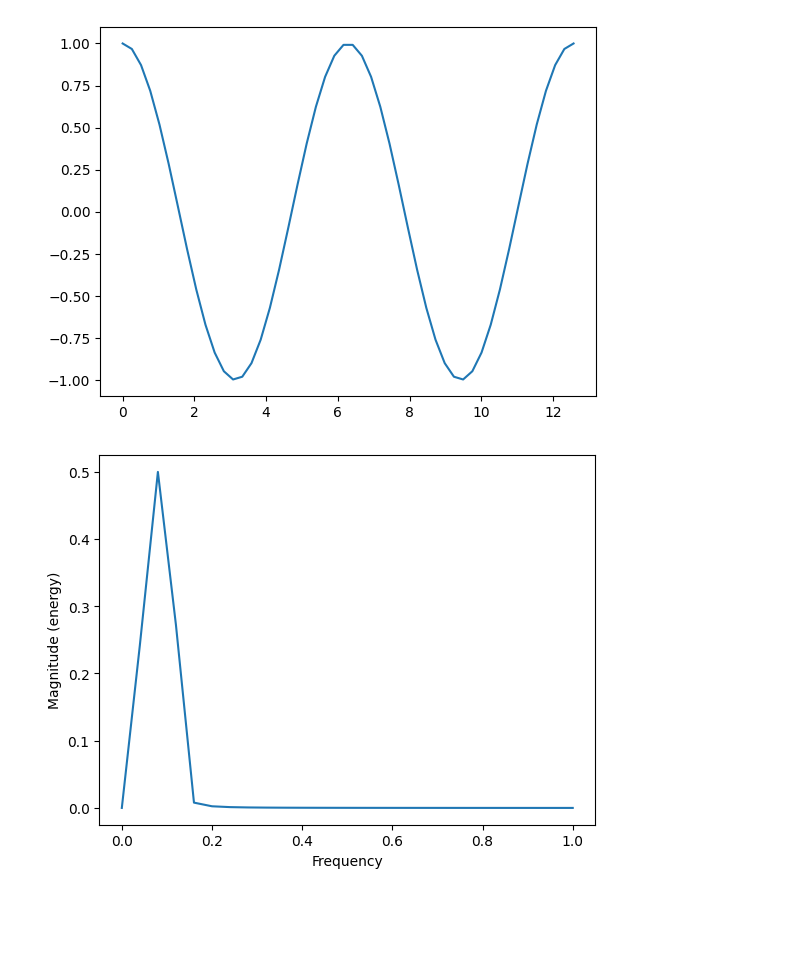
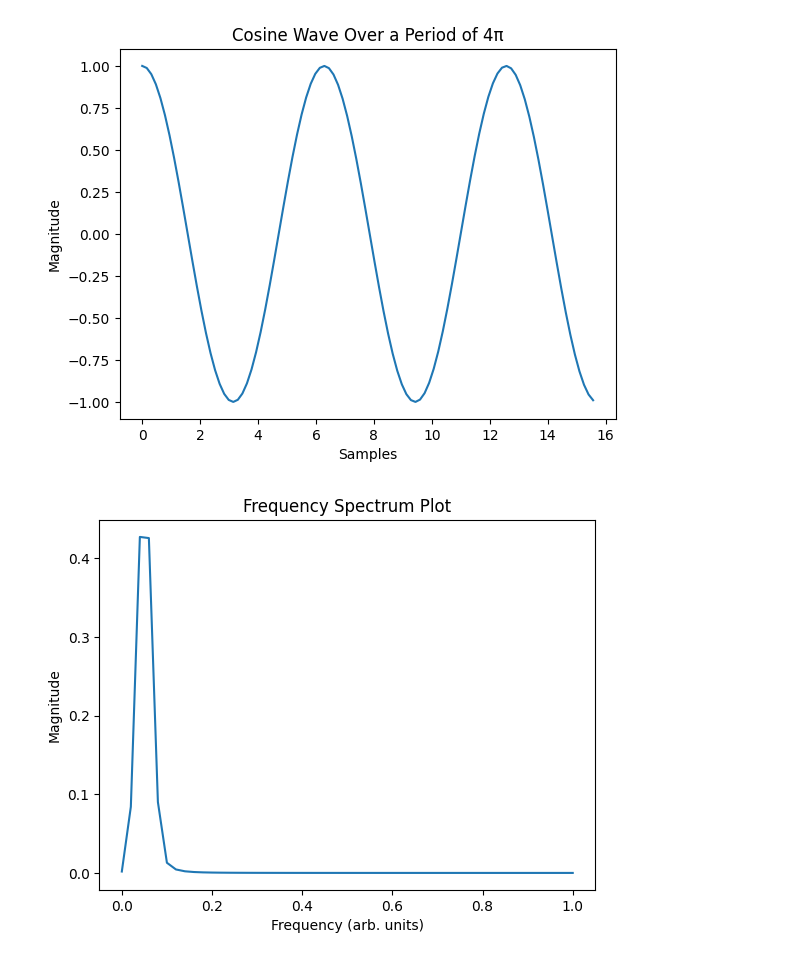
Before and after one commit to samsmith00/junior-IS, a Jupyter notebook: pythonScripts/frequency.ipynb, the cells around one changed output. Drawn from its saved outputs; the diff is of its cells as text; code cells hidden in the pictures; blank space fills up the shorter version.

```diff
--- a/pythonScripts/frequency.ipynb
+++ b/pythonScripts/frequency.ipynb
@@ -2,15 +2,21 @@
 import numpy as np
 import matplotlib.pyplot as plt
 # %%
-x = np.linspace(0, 4*np.pi)
+x = np.linspace(0, 4*np.pi + 3, 100)
 
 y = np.cos(x)
 
 plt.plot(x, y)
+plt.title("Cosine Wave Over a Period of 4π")
+plt.xlabel("Samples")
+plt.ylabel("Magnitude")
 plt.show()
 
 plt.magnitude_spectrum(y)
+plt.title("Frequency Spectrum Plot")
+plt.xlabel("Frequency (arb. units)")
+plt.ylabel("Magnitude")
 plt.show()
 # %% [output]
-[figure, old version]
+[figure, new version]
-[figure, old version]
+[figure, new version]
```
Also changed, not shown: parts of 1 cell of this notebook, 8 other files.
